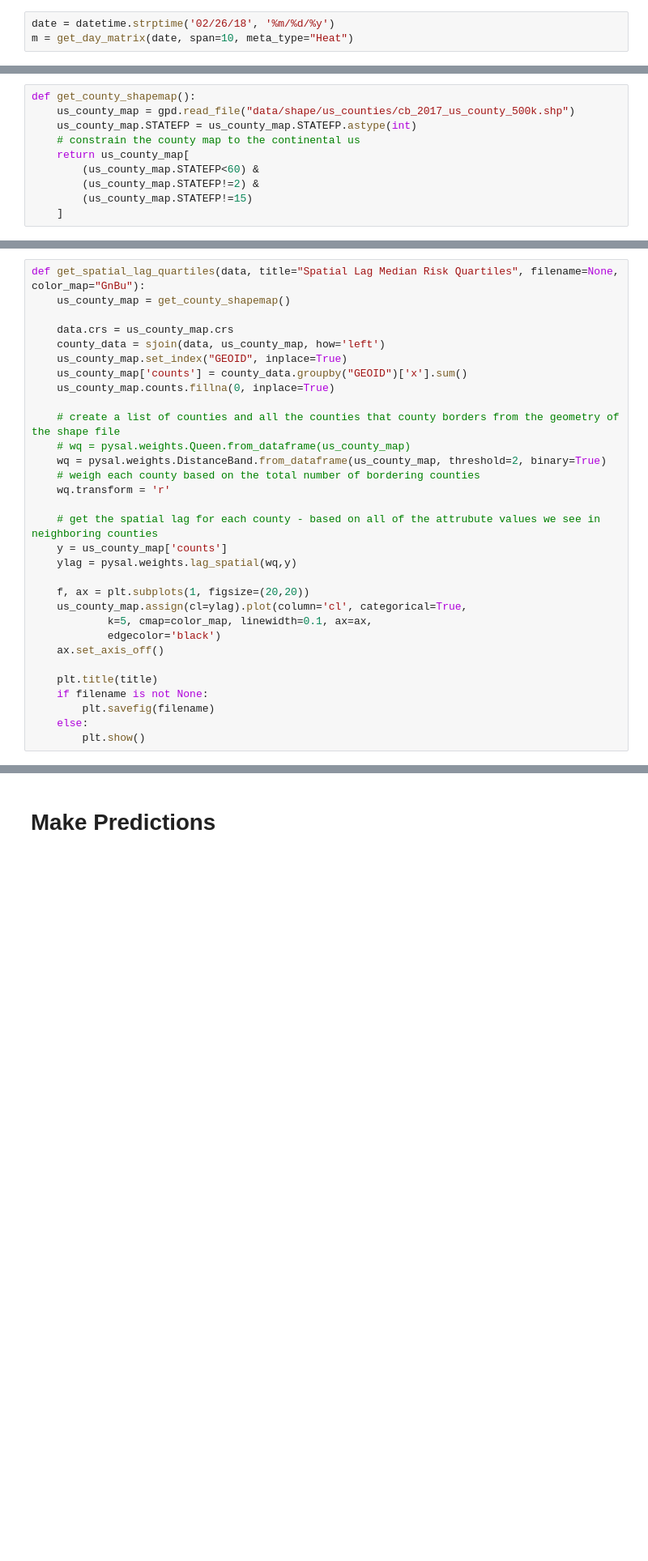
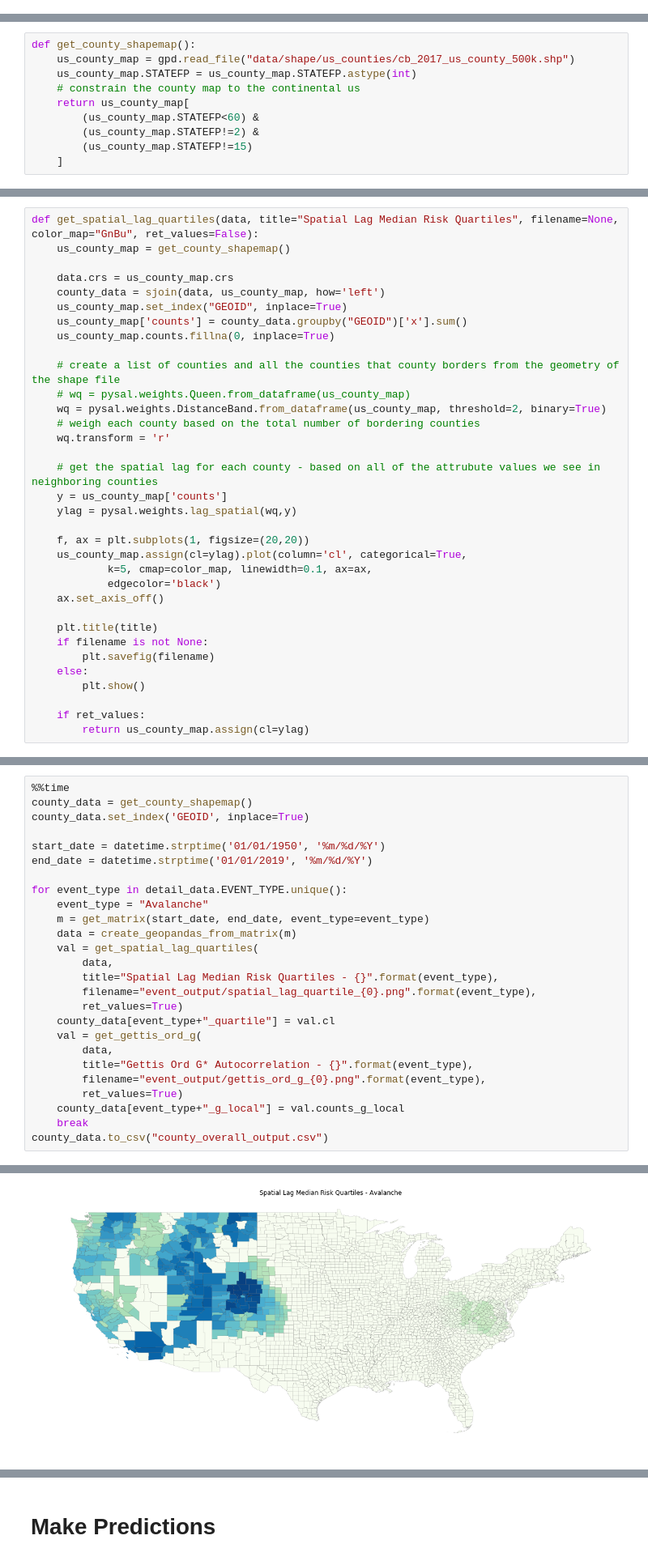
Before and after one commit to jonhartm/SI671_Project, a Jupyter notebook: SI671-Project.ipynb, the cells around one changed output, grey strips where cells are left out. Shown: that part at 81% size. Saved outputs shown, nothing was run; the diff lists cells and outputs as text; blank space fills up the shorter version.

Commit message:
added gettis ord g plots

```diff
--- a/SI671-Project.ipynb
+++ b/SI671-Project.ipynb
@@ -396,3 +436,0 @@ True
-# %%
-date = datetime.strptime('02/26/18', '%m/%d/%y')
-m = get_day_matrix(date, span=10, meta_type="Heat")
@@ -491,5 +515,5 @@ plt.show()
 # %%
-def get_spatial_lag_quartiles(data, title="Spatial Lag Median Risk Quartiles", filename=None, color_map="GnBu"):
+def get_spatial_lag_quartiles(data, title="Spatial Lag Median Risk Quartiles", filename=None, color_map="GnBu", ret_values=False):
     us_county_map = get_county_shapemap()
 
     data.crs = us_county_map.crs
@@ -519,3 +543,6 @@ def get_spatial_lag_quartiles(data, title="Spatial Lag Median Risk Quartiles", f
         plt.savefig(filename)
     else:
         plt.show()
+
+    if ret_values:
+        return us_county_map.assign(cl=ylag)
@@ -568,0 +610,27 @@ detail_data[detail_data.META_TYPE=="Heat"].head(5)
+# %%
+%%time
+county_data = get_county_shapemap()
+county_data.set_index('GEOID', inplace=True)
+
+start_date = datetime.strptime('01/01/1950', '%m/%d/%Y')
+end_date = datetime.strptime('01/01/2019', '%m/%d/%Y')
+
+for event_type in detail_data.EVENT_TYPE.unique():
+    event_type = "Avalanche"
+    m = get_matrix(start_date, end_date, event_type=event_type)
+    data = create_geopandas_from_matrix(m)
+    val = get_spatial_lag_quartiles(
+        data,
+        title="Spatial Lag Median Risk Quartiles - {}".format(event_type),
+        filename="event_output/spatial_lag_quartile_{0}.png".format(event_type),
+        ret_values=True)
+    county_data[event_type+"_quartile"] = val.cl
+    val = get_gettis_ord_g(
+        data,
+        title="Gettis Ord G* Autocorrelation - {}".format(event_type),
+        filename="event_output/gettis_ord_g_{0}.png".format(event_type),
+        ret_values=True)
+    county_data[event_type+"_g_local"] = val.counts_g_local
+    break
+county_data.to_csv("county_overall_output.csv")
+# %% [output]
@@ -568,0 +644 @@ detail_data[detail_data.META_TYPE=="Heat"].head(5)
+[figure, added]
```
Also changed, not shown: parts of 27 cells of this notebook.
